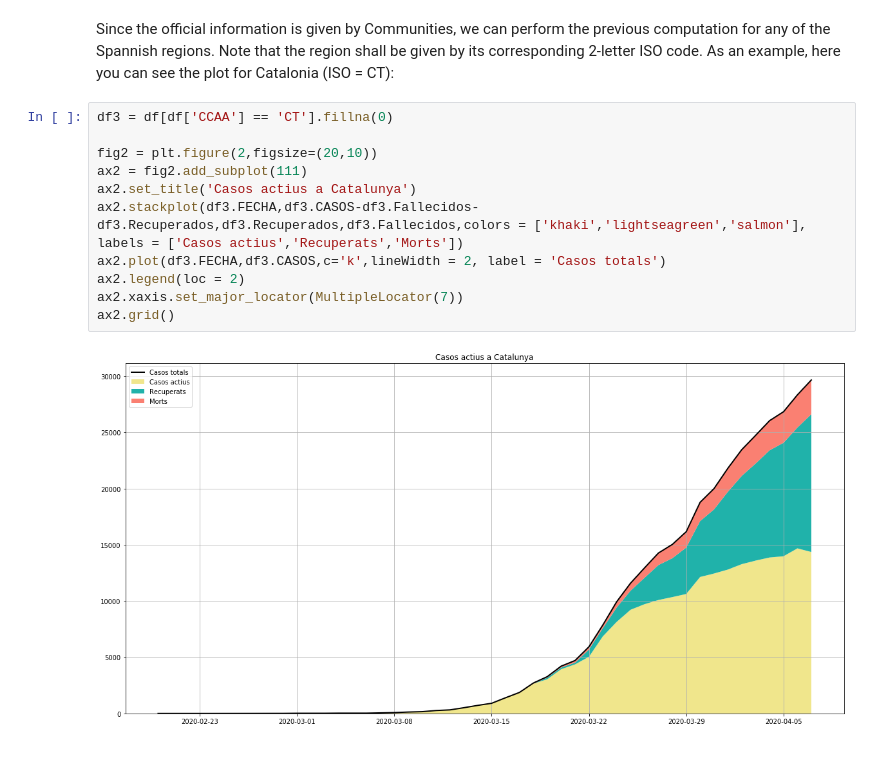
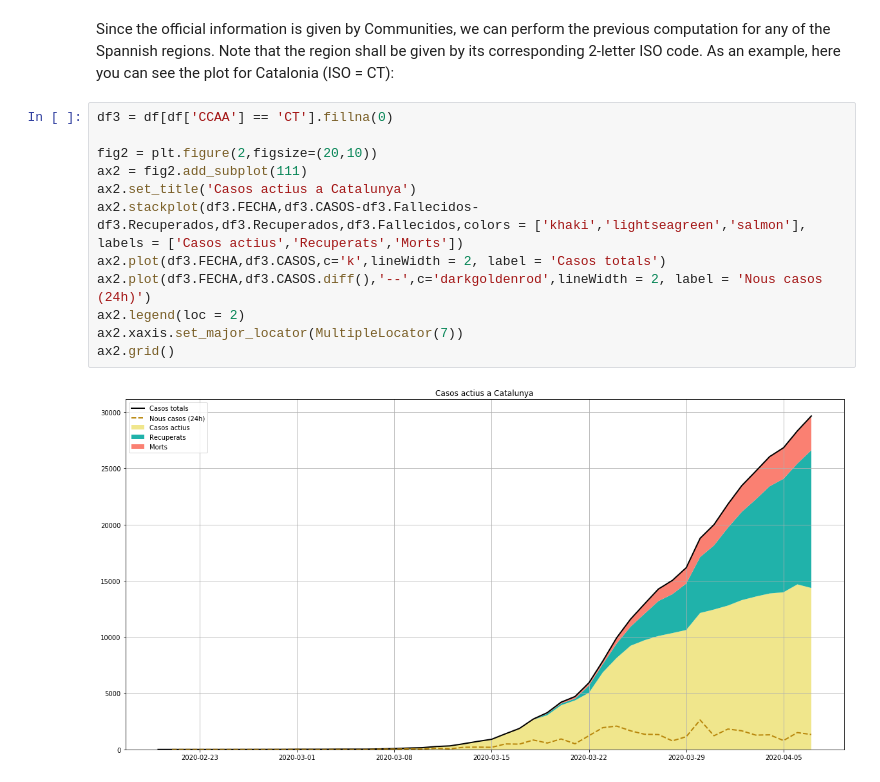
Before and after one commit to Inami13/COVID-19, a Jupyter notebook: COVID19_Spain.ipynb, the cells around one changed output. Saved outputs shown, nothing was run; the diff lists cells and outputs as text.

```diff
--- a/COVID19_Spain.ipynb
+++ b/COVID19_Spain.ipynb
@@ -32,13 +33,14 @@ Since the official information is given by Communities, we can perform the previ
 # %%
 df3 = df[df['CCAA'] == 'CT'].fillna(0)
 
 fig2 = plt.figure(2,figsize=(20,10))
 ax2 = fig2.add_subplot(111)
 ax2.set_title('Casos actius a Catalunya')
 ax2.stackplot(df3.FECHA,df3.CASOS-df3.Fallecidos-df3.Recuperados,df3.Recuperados,df3.Fallecidos,colors = ['khaki','lightseagreen','salmon'], labels = ['Casos actius','Recuperats','Morts'])
 ax2.plot(df3.FECHA,df3.CASOS,c='k',lineWidth = 2, label = 'Casos totals')
+ax2.plot(df3.FECHA,df3.CASOS.diff(),'--',c='darkgoldenrod',lineWidth = 2, label = 'Nous casos (24h)')
 ax2.legend(loc = 2)
 ax2.xaxis.set_major_locator(MultipleLocator(7))
 ax2.grid()
 # %% [output]
-[figure, old version]
+[figure, new version]
```
Also changed, not shown: parts of 1 cell of this notebook, 6 other files.
